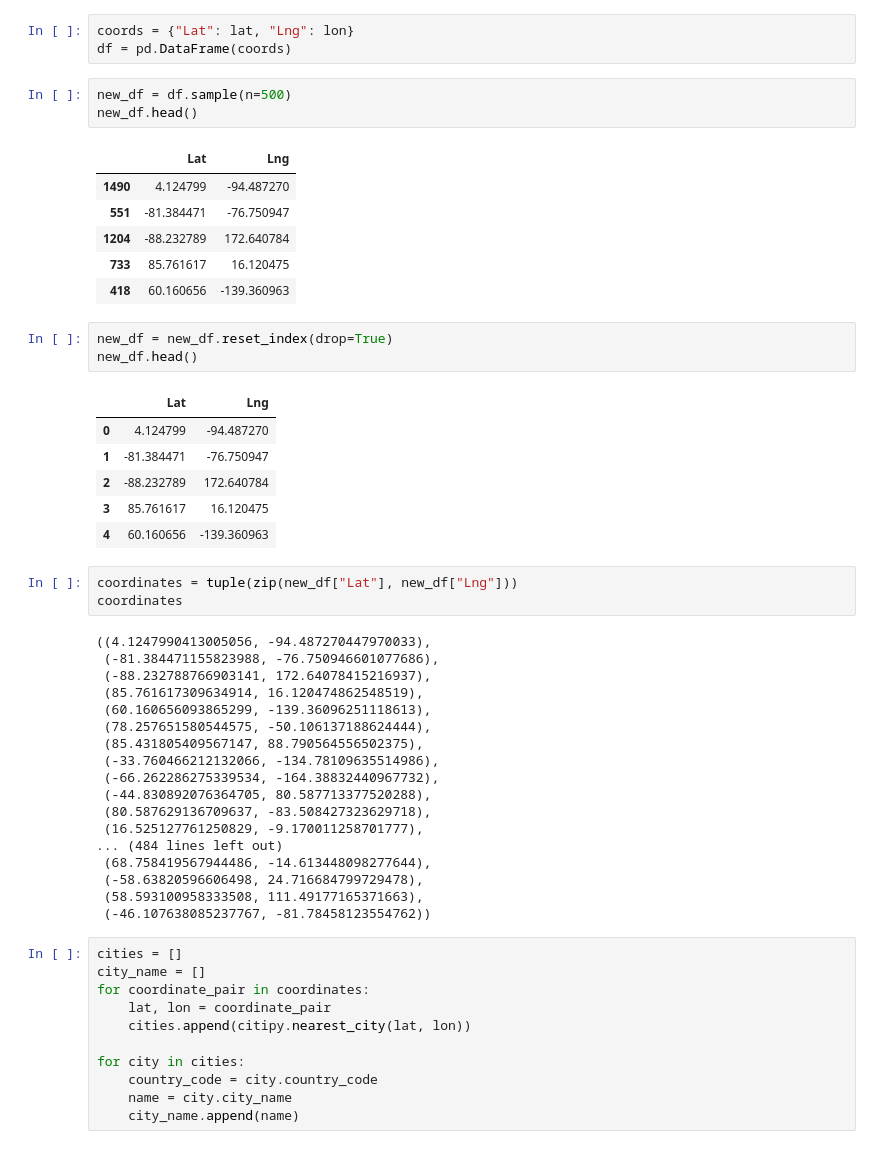
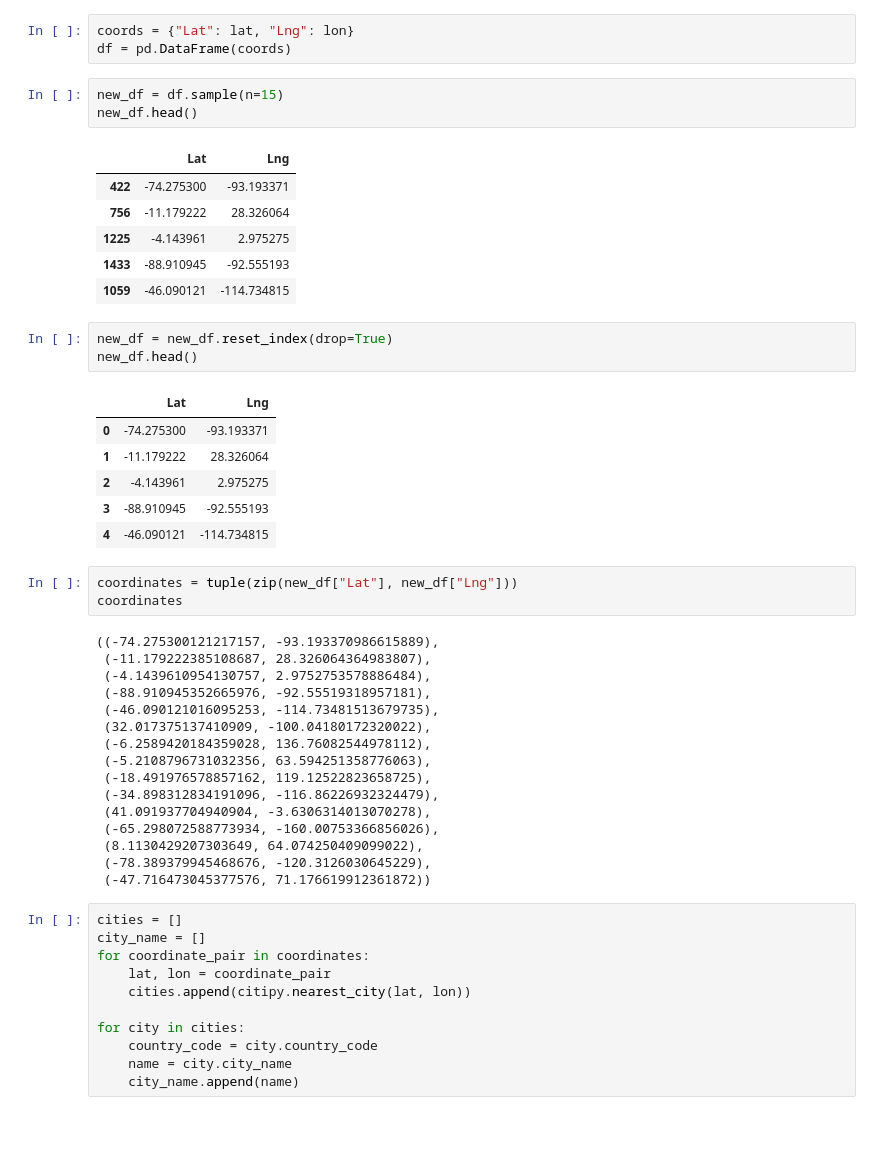
Before and after one commit to andrewprice-ut/andrew_repo, a Jupyter notebook: Python-APIs/Homework.ipynb, the cells around one changed output. Cells and saved outputs as stored; diff of their text form.

```diff
--- a/Python-APIs/Homework.ipynb
+++ b/Python-APIs/Homework.ipynb
@@ -15,46 +15,44 @@ lon = np.random.uniform(low=-180.000, high=180.000, size=1500)
 coords = {"Lat": lat, "Lng": lon}
 df = pd.DataFrame(coords)
 # %%
-new_df = df.sample(n=500)
+new_df = df.sample(n=15)
 new_df.head()
 # %% [output]
 |  | Lat | Lng |
-| 1490 | 4.124799 | -94.487270 |
-| 551 | -81.384471 | -76.750947 |
-| 1204 | -88.232789 | 172.640784 |
-| 733 | 85.761617 | 16.120475 |
-| 418 | 60.160656 | -139.360963 |
+| 422 | -74.275300 | -93.193371 |
+| 756 | -11.179222 | 28.326064 |
+| 1225 | -4.143961 | 2.975275 |
+| 1433 | -88.910945 | -92.555193 |
+| 1059 | -46.090121 | -114.734815 |
 # %%
 new_df = new_df.reset_index(drop=True)
 new_df.head()
 # %% [output]
 |  | Lat | Lng |
-| 0 | 4.124799 | -94.487270 |
-| 1 | -81.384471 | -76.750947 |
-| 2 | -88.232789 | 172.640784 |
-| 3 | 85.761617 | 16.120475 |
-| 4 | 60.160656 | -139.360963 |
+| 0 | -74.275300 | -93.193371 |
+| 1 | -11.179222 | 28.326064 |
+| 2 | -4.143961 | 2.975275 |
+| 3 | -88.910945 | -92.555193 |
+| 4 | -46.090121 | -114.734815 |
 # %%
 coordinates = tuple(zip(new_df["Lat"], new_df["Lng"]))
 coordinates
 # %% [output]
-((4.1247990413005056, -94.487270447970033),
- (-81.384471155823988, -76.750946601077686),
- (-88.232788766903141, 172.64078415216937),
- (85.761617309634914, 16.120474862548519),
- (60.160656093865299, -139.36096251118613),
- (78.257651580544575, -50.106137188624444),
- (85.431805409567147, 88.790564556502375),
- (-33.760466212132066, -134.78109635514986),
- (-66.262286275339534, -164.38832440967732),
- (-44.830892076364705, 80.587713377520288),
- (80.587629136709637, -83.508427323629718),
- (16.525127761250829, -9.170011258701777),
-... (484 lines left out)
- (68.758419567944486, -14.613448098277644),
- (-58.63820596606498, 24.716684799729478),
- (58.593100958333508, 111.49177165371663),
- (-46.107638085237767, -81.78458123554762))
+((-74.275300121217157, -93.193370986615889),
+ (-11.179222385108687, 28.326064364983807),
+ (-4.1439610954130757, 2.9752753578886484),
+ (-88.910945352665976, -92.55519318957181),
+ (-46.090121016095253, -114.73481513679735),
+ (32.017375137410909, -100.04180172320022),
+ (-6.2589420184359028, 136.76082544978112),
+ (-5.2108796731032356, 63.594251358776063),
+ (-18.491976578857162, 119.12522823658725),
+ (-34.898312834191096, -116.86226932324479),
+ (41.091937704940904, -3.6306314013070278),
+ (-65.298072588773934, -160.00753366856026),
+ (8.1130429207303649, 64.074250409099022),
+ (-78.389379945468676, -120.3126030645229),
+ (-47.716473045377576, 71.176619912361872))
 # %%
 cities = []
 city_name = []
```
Also changed, not shown: parts of 8 cells of this notebook.
